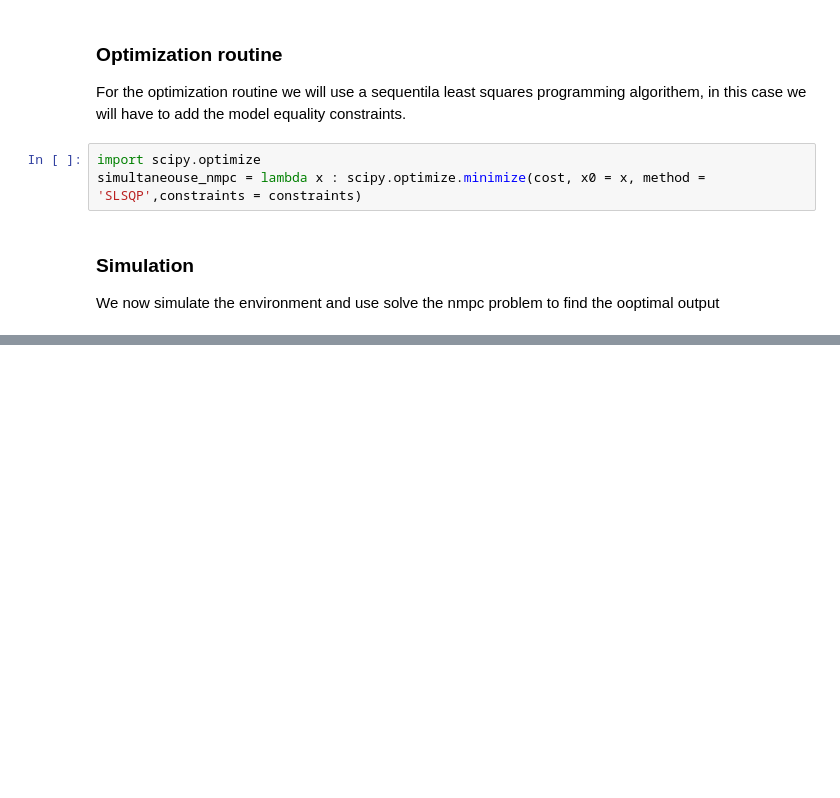
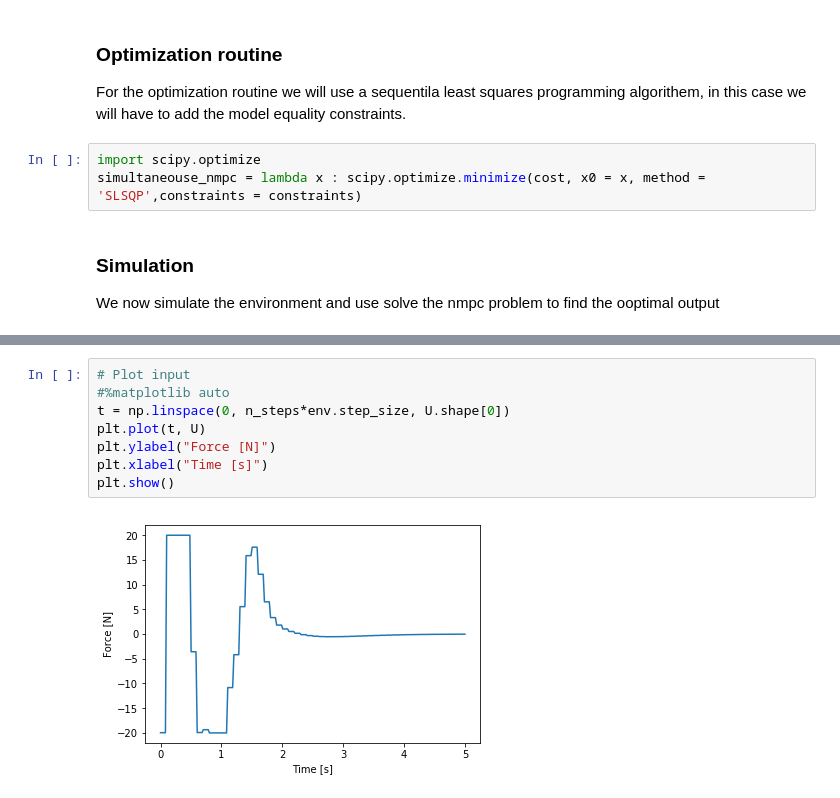
Before and after one commit to leac123/RL-project, a Jupyter notebook: None linear model predictive control (NMPC)/Nonlinear Model predictive control (NMPC).ipynb, the cells around one changed output, grey strips where cells are left out. Saved outputs shown, nothing was run; the diff lists cells and outputs as text; blank space fills up the shorter version.

```diff
--- a/None linear model predictive control (NMPC)/Nonlinear Model predictive control (NMPC).ipynb
+++ b/None linear model predictive control (NMPC)/Nonlinear Model predictive control (NMPC).ipynb
@@ -264,0 +268,10 @@ plt.show()
+# %%
+# Plot input
+#%matplotlib auto
+t = np.linspace(0, n_steps*env.step_size, U.shape[0])
+plt.plot(t, U)
+plt.ylabel("Force [N]")
+plt.xlabel("Time [s]")
+plt.show()
+# %% [output]
+[figure, added]
```
Also changed, not shown: parts of 4 cells of this notebook, 24 other files.
